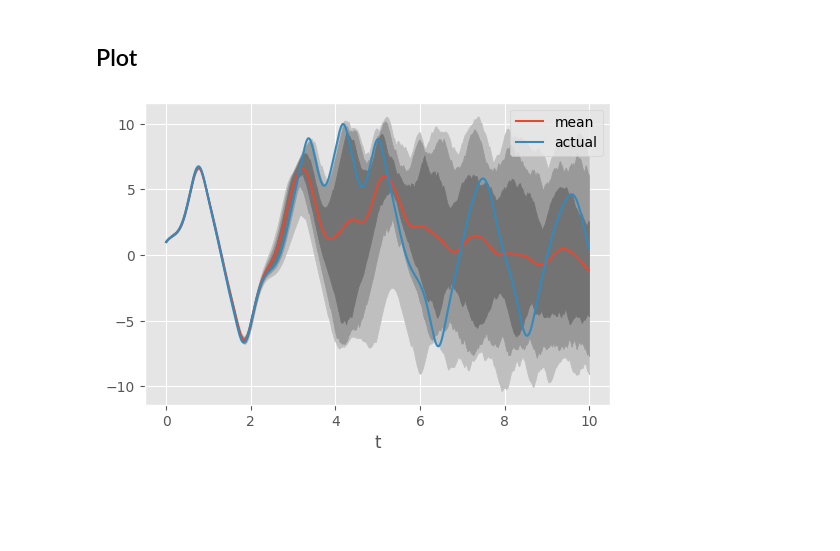
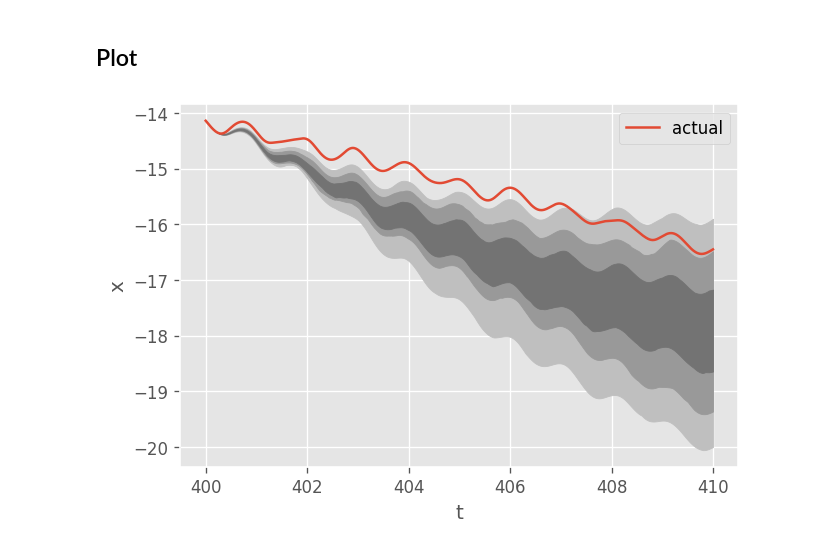
Before and after one commit to coordinated-systems-lab/UncQuanNASA, a Jupyter notebook: Models/Code/quantileRegression/qr_eval2.ipynb, the cells around one changed output. Cells and saved outputs as stored; diff of their text form; code cells hidden in the pictures; blank space fills up the shorter version.

```diff
--- a/Models/Code/quantileRegression/qr_eval2.ipynb
+++ b/Models/Code/quantileRegression/qr_eval2.ipynb
@@ -32,0 +130,3 @@ sims
+# %%
+sims["t_true"] = sims.t - sims.groupby("name")["t"].transform("min")
+sims[sims.t_true < 10]
@@ -41,25 +172,30 @@ if "dt" not in params:
 # %% [markdown]
 ## Plot
 # %%
-var = "theta_d"
-name = "train"
+
+var = "x"
+noise = "det"
+name = "val_train"
+nrs = 0
 nrows = 1000
 
 # Filtered data
-tmp = sims[(sims.name == name) & (sims.variable == var)].set_index("t").iloc[:nrows]
+tmp = sims[(sims.name == name) & (sims.variable == var) & (sims.noise == noise)].set_index("t").iloc[nrs:nrows]
 
 # Plot
-fig, ax = plt.subplots(dpi=100)
+fig, ax = plt.subplots(dpi=120)
 for i, lev in enumerate(reversed(sorted(params["levels"]))):
     ax.fill_between(
         tmp.index,
         y1=tmp[f"lower_{lev}"],
         y2=tmp[f"upper_{lev}"],
         color=str(0.9 - 0.15 * (i + 1)),
         label="",
     )
-tmp[["mean", "actual"]].plot(ax=ax)
+tmp[["actual"]].plot(ax=ax)
+# tmp[["mean", "actual"]].plot(ax=ax)
+ax.set_ylabel(var)
 
 plt.show()
 # %% [output]
-[figure, old version]
+[figure, new version]
```
Also changed, not shown: parts of 20 cells of this notebook, 2 other files.
